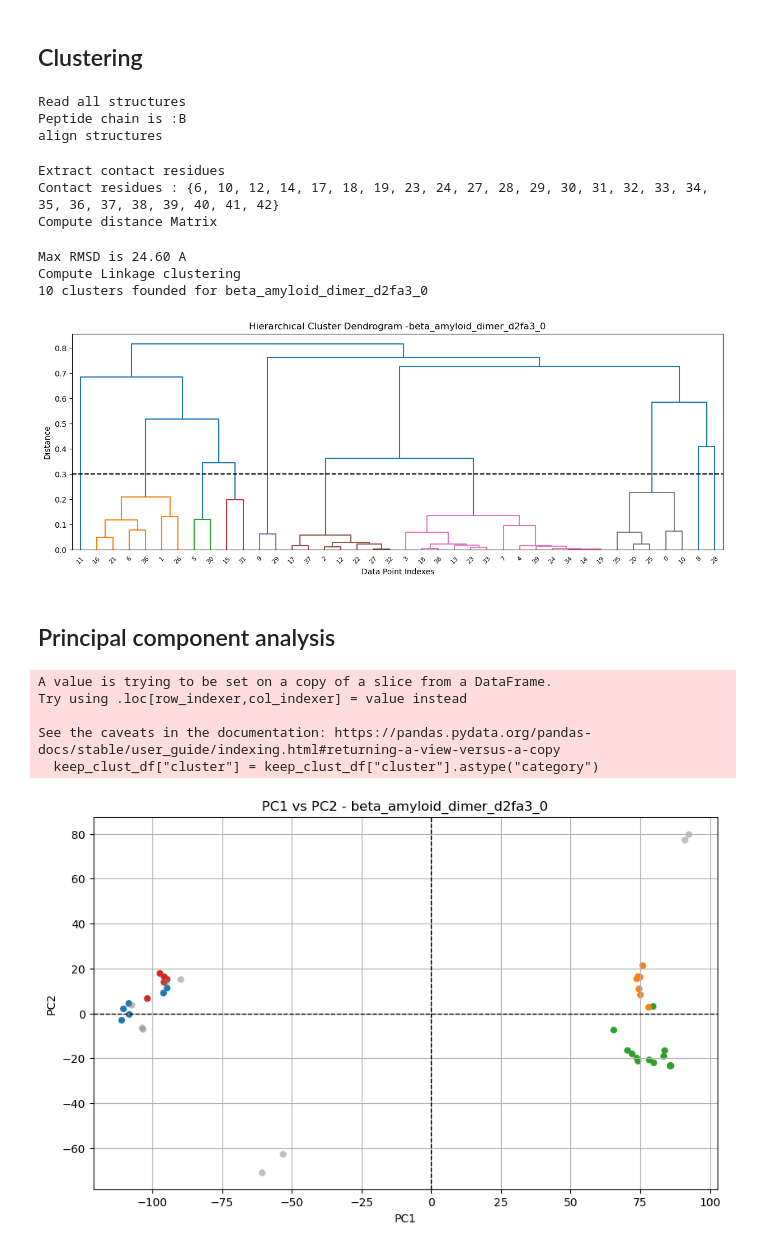
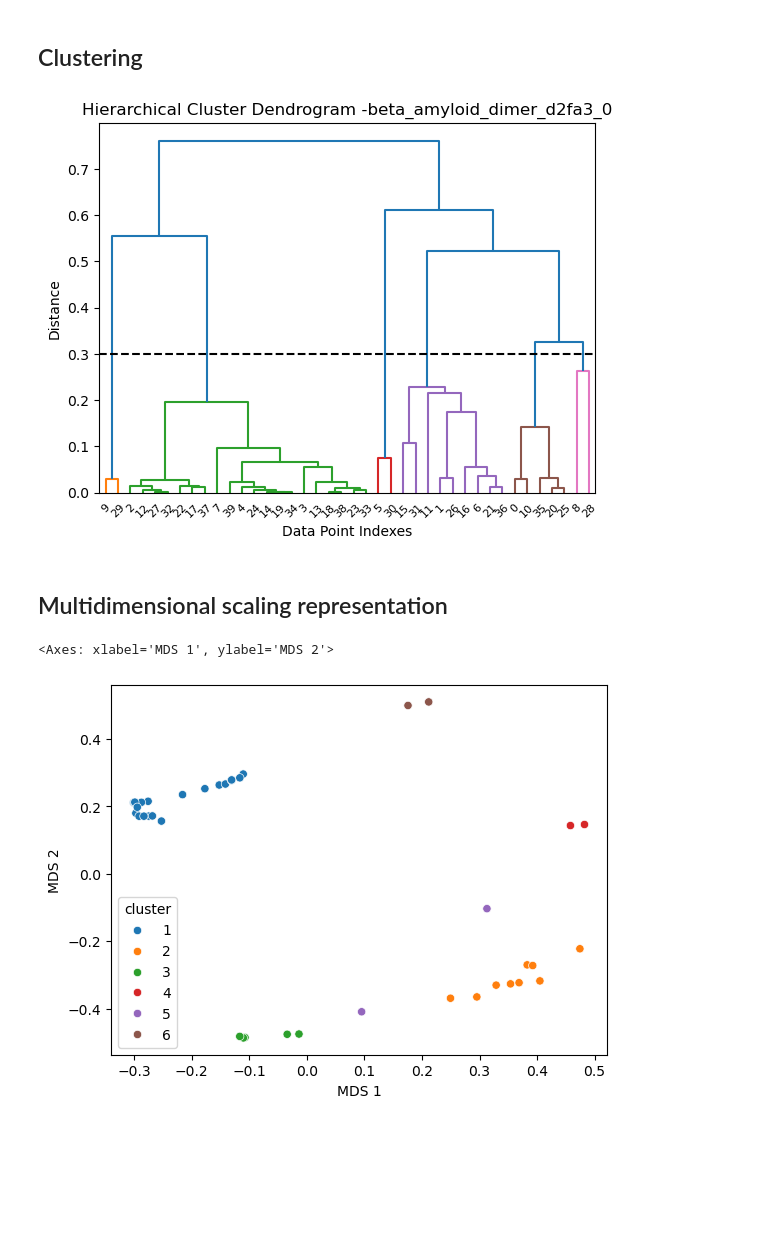
Before and after one commit to samuelmurail/af2_analysis, a Jupyter notebook: docs/source/notebooks/basic_example.ipynb, the cells around one changed output. Saved outputs shown, nothing was run; the diff lists cells and outputs as text; code cells hidden in the pictures; blank space fills up the shorter version.

Commit message:
Reorganize clustering.py module and notebooks

```diff
--- a/docs/source/notebooks/basic_example.ipynb
+++ b/docs/source/notebooks/basic_example.ipynb
@@ -115,27 +114,14 @@ my_data.plot_pae(my_data.df['ipTM'].idxmin())
 # %% [markdown]
 ## Clustering
 # %%
-clustering.hierarchical(my_data.df, threshold=0.3)
+clustering.hierarchical(my_data.df, threshold=0.3, rmsd_scale=True)
 # %% [output]
-Read all structures
-Peptide chain is :B
-align structures
-Extract contact residues
-Contact residues : {6, 10, 12, 14, 17, 18, 19, 23, 24, 27, 28, 29, 30, 31, 32, 33, 34, 35, 36, 37, 38, 39, 40, 41, 42}
-Compute distance Matrix
-Max RMSD is 24.60 A
-Compute Linkage clustering
-10 clusters founded for beta_amyloid_dimer_d2fa3_0
-[figure, old version]
+[figure, new version]
 # %% [markdown]
-## Principal component analysis
+## Multidimensional scaling representation
 # %%
-clustering.compute_pc(my_data.df)
-clustering.plot_pc(my_data.df)
+import seaborn as sns
+sns.scatterplot(data=my_data.df, x='MDS 1', y='MDS 2', hue='cluster')
 # %% [output]
-A value is trying to be set on a copy of a slice from a DataFrame.
-Try using .loc[row_indexer,col_indexer] = value instead
-
-See the caveats in the documentation: https://pandas.pydata.org/pandas-docs/stable/user_guide/indexing.html#returning-a-view-versus-a-copy
-  keep_clust_df["cluster"] = keep_clust_df["cluster"].astype("category")
+<Axes: xlabel='MDS 1', ylabel='MDS 2'>
-[figure, old version]
+[figure, new version]
```
Also changed, not shown: parts of 2 cells of this notebook, 3 other files.
